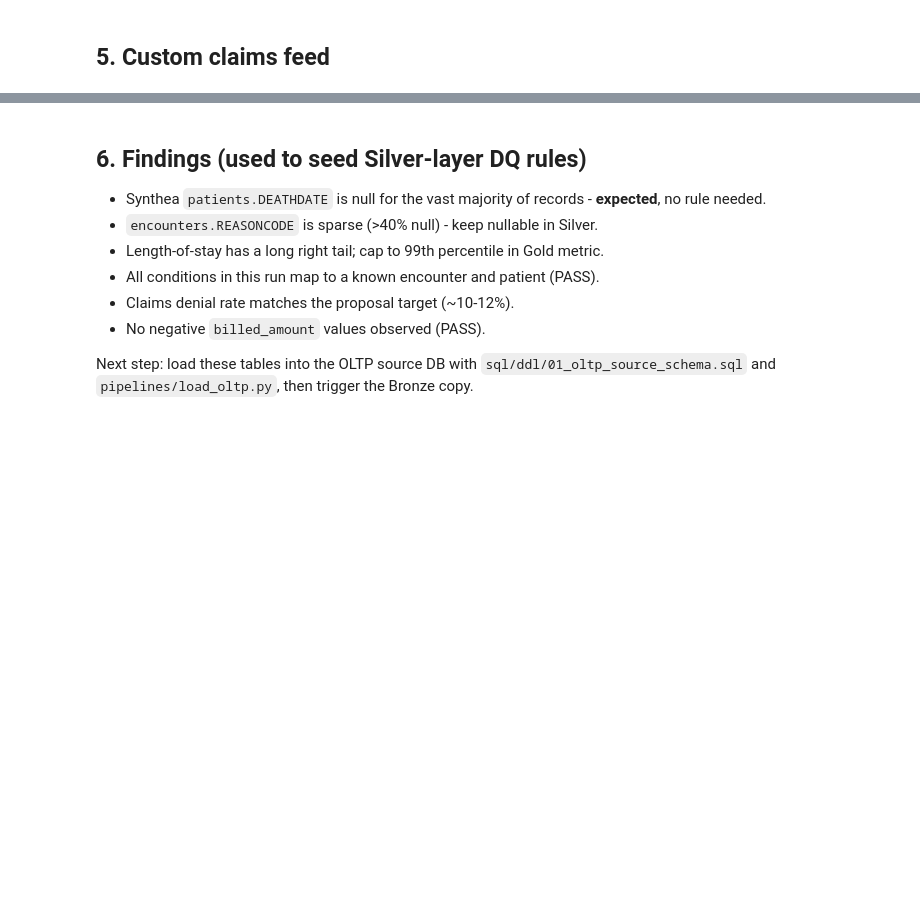
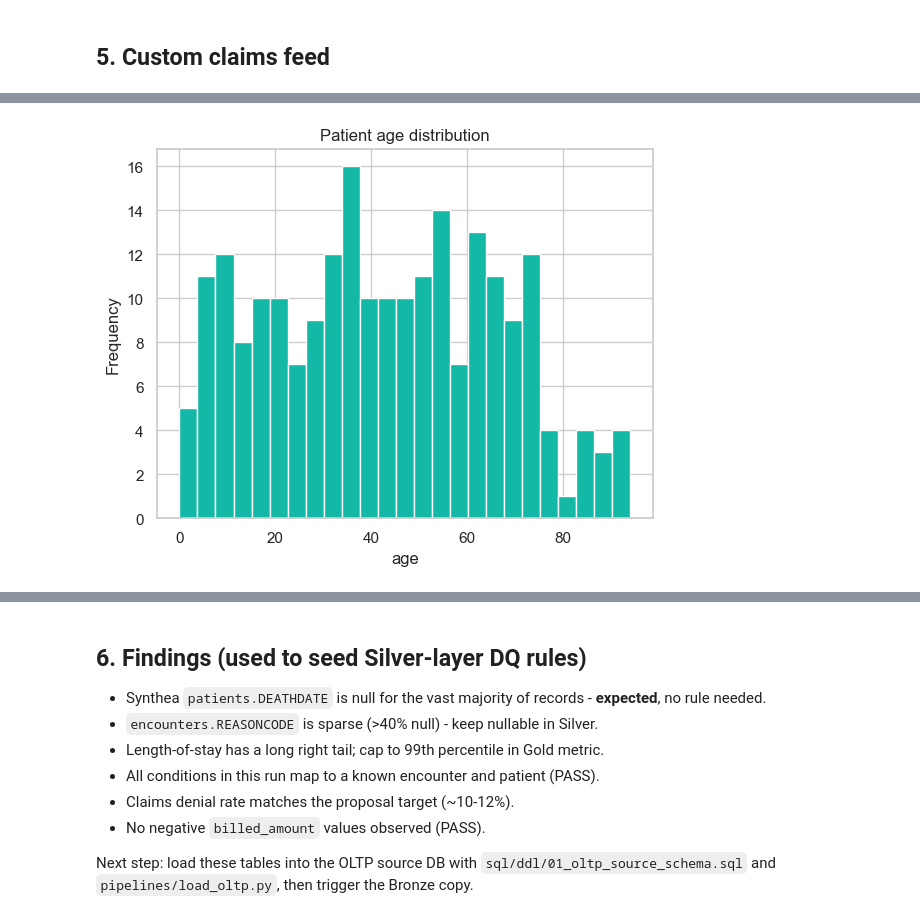
Before and after one commit to ma7moudalysalem/healthcare-data-warehouse, a Jupyter notebook: notebooks/01_eda_synthea.ipynb, the cells around one changed output, grey strips where cells are left out. Cells and saved outputs as stored; diff of their text form; code cells hidden in the pictures; blank space fills up the shorter version.

```diff
--- a/notebooks/01_eda_synthea.ipynb
+++ b/notebooks/01_eda_synthea.ipynb
@@ -105,0 +174,6 @@ else:
+# %%
+# Age distribution histogram
+patients['age'].plot.hist(bins=25, color='#14b8a6', edgecolor='white')
+plt.title('Patient age distribution'); plt.xlabel('age'); plt.show()
+# %% [output]
+[figure, added]
```
Also changed, not shown: parts of 21 cells of this notebook, 1 other file.
